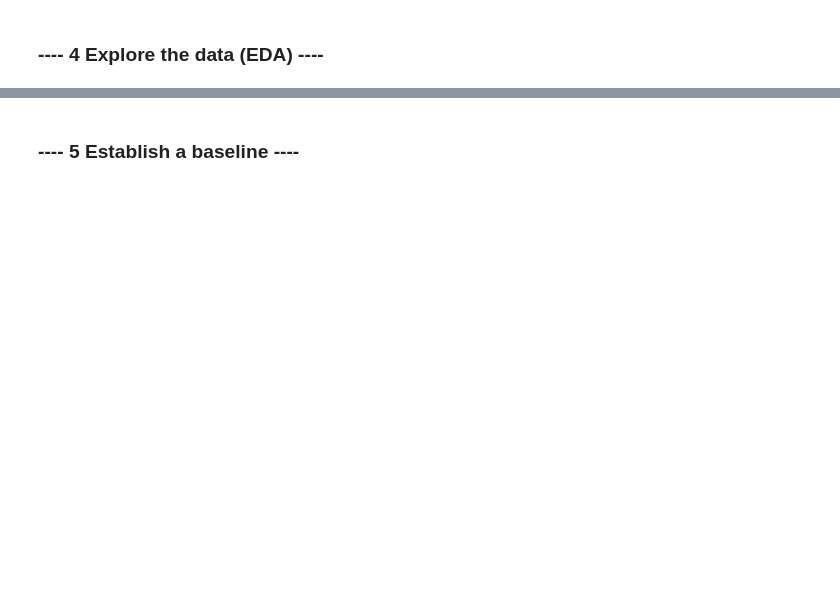
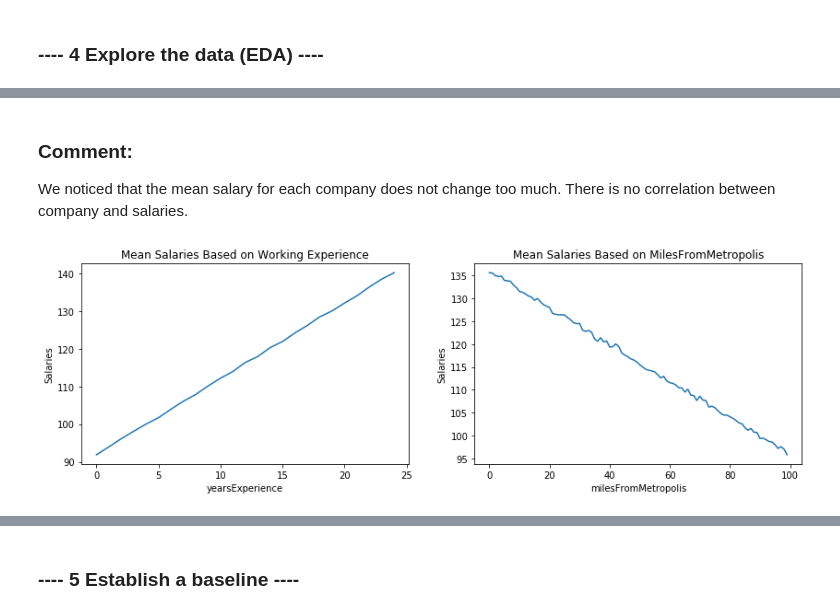
Before and after one commit to tracy15932/salary_prediction, a Jupyter notebook: salary_prediction.ipynb, the cells around one changed output, grey strips where cells are left out. Drawn from its saved outputs; the diff is of its cells as text; code cells hidden in the pictures; blank space fills up the shorter version.

```diff
--- a/salary_prediction.ipynb
+++ b/salary_prediction.ipynb
@@ -249,0 +312,17 @@ outliers[outliers.jobType=='JUNIOR']
+# %% [markdown]
+### Comment:
+We noticed that the mean salary for each company does not change too much. There is no correlation between company and salaries.
+# %%
+#check relationship for numeric features
+num_cols=['yearsExperience','milesFromMetropolis']
+fig = plt.figure(figsize=(14,4))
+titles=['Mean Salaries Based on Working Experience','Mean Salaries Based on MilesFromMetropolis']
+for i in range(2):
+    plt.subplot(1,2,i+1)
+    mean_salary=train_merge.groupby(num_cols[i]).mean()['salary']
+    plt.plot(mean_salary)
+    plt.ylabel('Salaries')
+    plt.title(titles[i])
+    plt.xlabel(num_cols[i])
+# %% [output]
+[figure, added]
```
Also changed, not shown: parts of 68 cells of this notebook.
